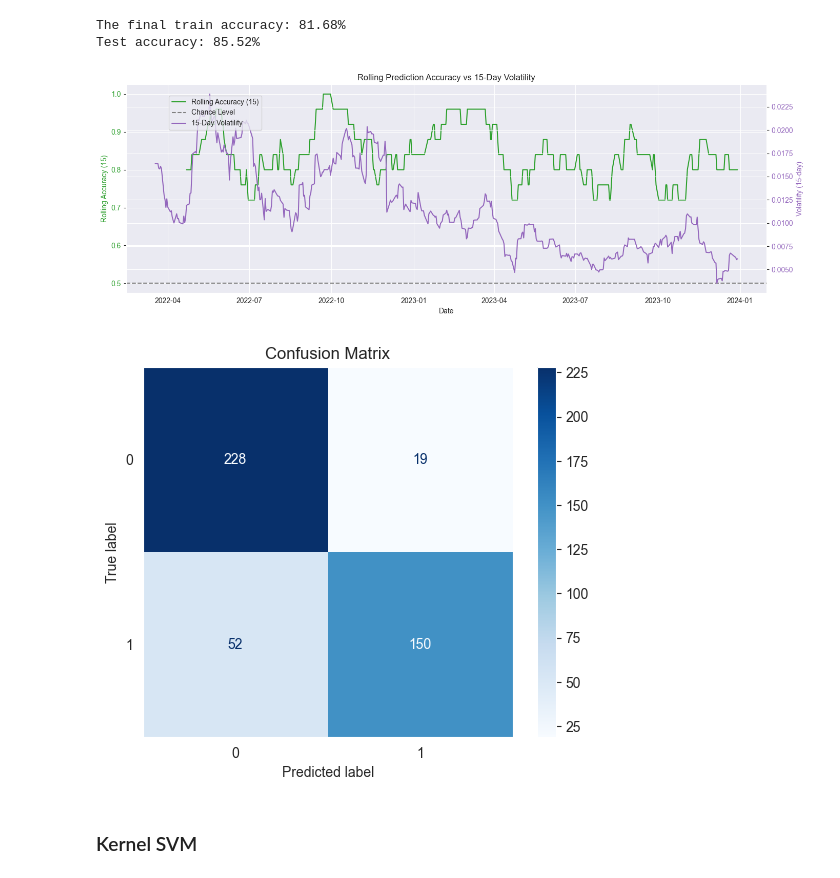
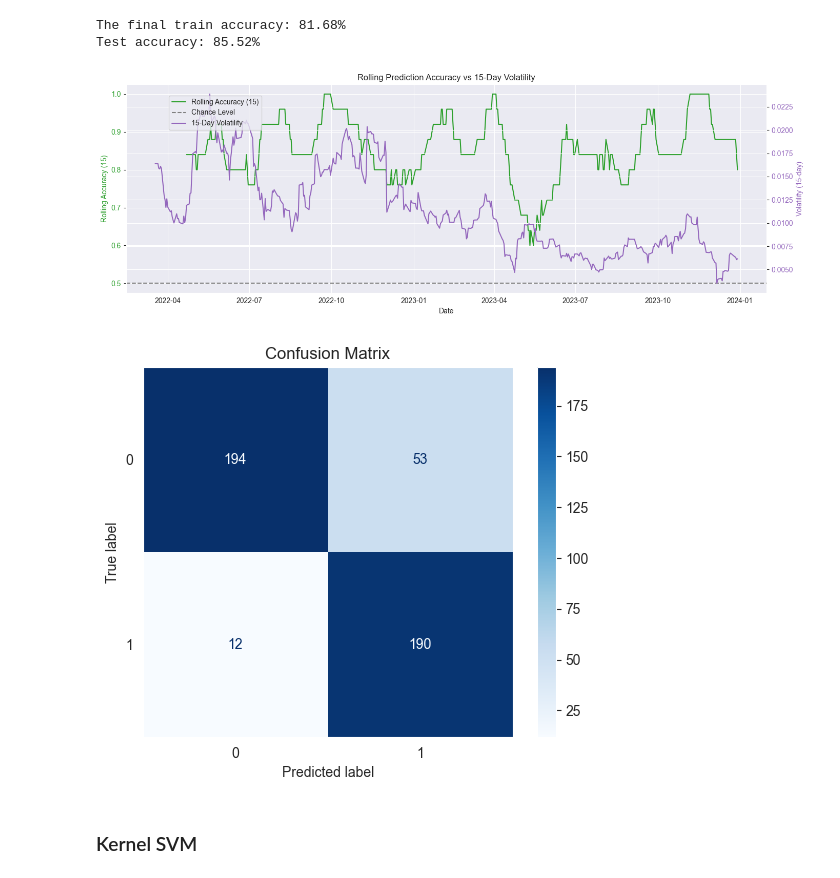
Before and after one commit to eliashuber2401/Machine-Learning-Project-Finance, a Jupyter notebook: Project main/Predictor - copy.ipynb, the cells around one changed output. Saved outputs shown, nothing was run; the diff lists cells and outputs as text; code cells hidden in the pictures.

```diff
--- a/Project main/Predictor - copy.ipynb
+++ b/Project main/Predictor - copy.ipynb
@@ -209,6 +202,16 @@ df
 | 2023-12-28 | 467.858093 | 468.702145 | 467.436067 | 468.044575 | 77158100 |
 | 2023-12-29 | 466.503632 | 468.191765 | 464.530863 | 467.661762 | 122234100 |
 2264 rows × 5 columns
+# %%
+X_01, Y_01, X_01_train, Y_01_train, X_01_test, Y_01_test = return_data(df, target_type='Target_01', train_frac=0.8, features='whole')
+X_01 = min_max(X_01)
+X_01_train = min_max(X_01_train)
+X_01_test = min_max(X_01_test)
+X_1, Y_1, X_1_train, Y_1_train, X_1_test, Y_1_test = return_data(df, target_type='Target_-1', train_frac=0.8, features='whole')
+X_1 = min_max(X_1)
+X_1_train = min_max(X_1_train)
+X_1_test = min_max(X_1_test)
+Y_ec, Y_ec_train, Y_ec_test = labels_encoding(Y_1), labels_encoding(Y_1_train), labels_encoding(Y_1_test)
 # %% [markdown]
 ### Logistic Regression
 # %%
@@ -242,11 +236,10 @@ joblib.dump((model_regression, metrics_history, X_test, Y_test, X, df), "regress
 # %%
-model_regression, metrics_history, X_test, Y_test, X_full, df = joblib.load("regression_model_outputs.pkl")
 # Plot learning curve
 fig, ax = plt.subplots()
-ax.plot(range(len(metrics_history['MSE'])), metrics_history['MSE'], label='MSE')
+ax.plot(range(len(metrics_history_regression['MSE'])), metrics_history_regression['MSE'], label='MSE')
 ax.set_ylabel('Loss value')
 ax2 = ax.twinx()
-ax2.plot(range(len(metrics_history['accuracy'])), metrics_history['accuracy'], color='orange', label='Accuracy')
+ax2.plot(range(len(metrics_history_regression['accuracy'])), metrics_history_regression['accuracy'], color='orange', label='Accuracy')
 ax2.set_ylabel('Accuracy')
 ax.set_xlabel('Epoch')
 plt.title('Learning curve')
@@ -256,15 +249,13 @@ plt.grid()
 plt.show()
 
 # Evaluation
-print(f'The final train accuracy: {metrics_history["accuracy"][-1]:.2f}%')
-print(f'Test accuracy: {accuracy_reg(model_regression.decision_function(X_test), Y_test):.2f}%')
+print(f'The final train accuracy: {metrics_history_regression["accuracy"][-1]:.2f}%')
+print(f'Test accuracy: {accuracy_regression(model_regression.decision_function(X_01_test), Y_01_test):.2f}%')
 # %% [output]
 [figure]
 The final train accuracy: 81.68%
 Test accuracy: 85.52%
 # %%
-model_regression, metrics_history, X_test, Y_test, X_full, df = joblib.load("regression_model_outputs.pkl")
-
 # Ensure Date column exists
 if 'Date' not in df.columns and df.index.name == 'Date':
     df = df.reset_index()
@@ -279,14 +270,14 @@ df_copy = df_copy.reset_index(drop=True)
 df_copy.dropna(inplace=True)
 
 # Align dates with model input
-date_series = df_copy['Date'].iloc[-len(X_full):].values
-split_idx = int(len(X_full) * 0.8)
+date_series = df_copy['Date'].iloc[-len(X_01):].values
+split_idx = int(len(X_01) * 0.8)
 test_dates = date_series[split_idx:]
 
 # Model predictions
-Y_pred = model_regression(X_test)
+Y_pred = model_regression(X_01_test)
 Y_pred_labels = (Y_pred > 0.5).astype(int).flatten()
-Y_true_labels = Y_test.flatten()
+Y_true_labels = Y_01_test.flatten()
 
 # Accuracy computation
 results_df = pd.DataFrame({
@@ -300,7 +291,7 @@ results_df['Rolling_Accuracy'] = results_df['Correct'].rolling(window=25).mean()
 # Volatility computation
 df_copy['Daily_Return'] = df_copy['Close'].pct_change()
 df_copy['Volatility_15d'] = df_copy['Daily_Return'].rolling(window=15).std()
-vol_series = df_copy['Volatility_15d'].iloc[-len(X_full):].values
+vol_series = df_copy['Volatility_15d'].iloc[-len(X_01):].values
 vol_test = vol_series[split_idx:]
 
 # --- Combined Plot ---
@@ -329,22 +320,20 @@ plt.xticks(rotation=45)
 plt.grid(True)
 plt.show()
 # %% [output]
-[figure, old version]
+[figure, new version]
 # %%
-model_regression, metrics_history, X_test, Y_test, X_full, df = joblib.load("regression_model_outputs.pkl")
-y_pred = model_regression(X_test)
-
+y_pred = model_regression(X_01_test)
 # Compute confusion matrix
-cm = confusion_matrix(Y_test, y_pred)
+cm = confusion_matrix(Y_01_test, y_pred)
 
 # Display the confusion matrix
 disp = ConfusionMatrixDisplay(confusion_matrix=cm, display_labels=[0, 1])
 disp.plot(cmap='Blues', values_format='d')
 plt.title('Confusion Matrix')
 plt.grid(False)
 plt.show()
 # %% [output]
-[figure, old version]
+[figure, new version]
 # %% [markdown]
 ### Kernel SVM
 # %%
```
Also changed, not shown: parts of 19 cells of this notebook.
